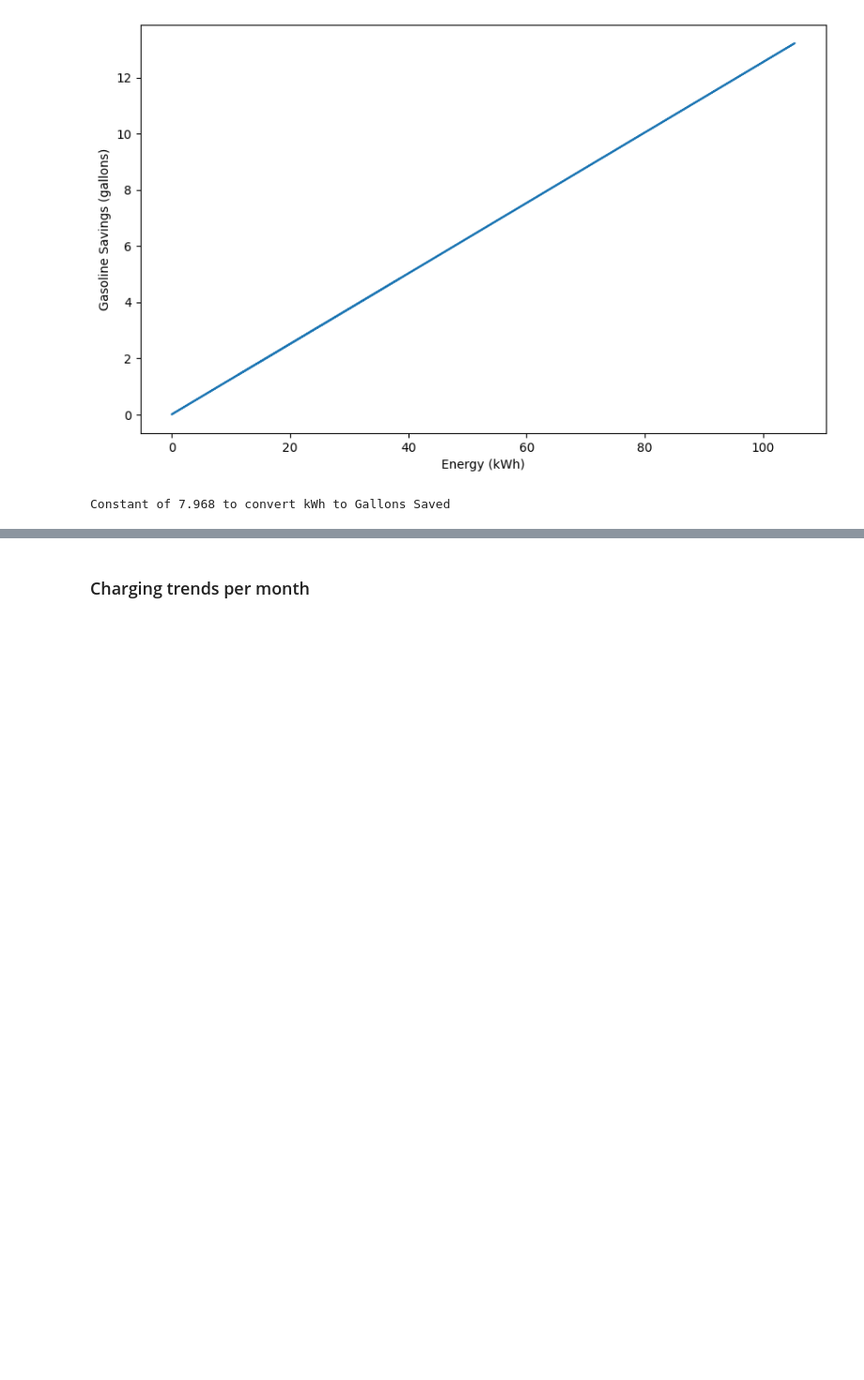
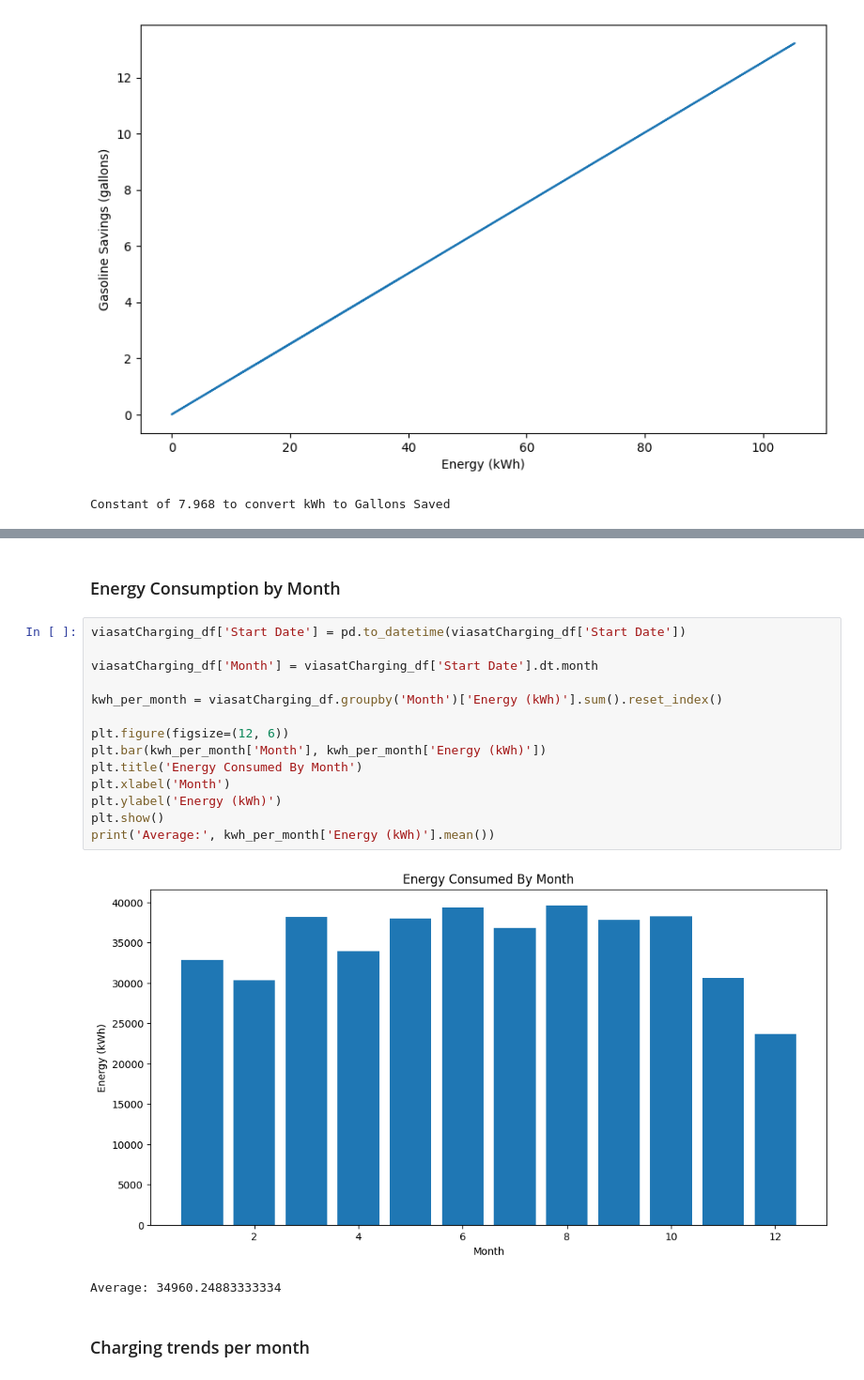
Before and after one commit to pallavigkwd/ENG100D, a Jupyter notebook: EVChargersAnalysis.ipynb, the cells around one changed output, grey strips where cells are left out. Shown at 94% size. Drawn from its saved outputs; the diff is of its cells as text; blank space fills up the shorter version.

```diff
--- a/EVChargersAnalysis.ipynb
+++ b/EVChargersAnalysis.ipynb
@@ -344,3 +363,22 @@ Constant of 7.968 to convert kWh to Gallons Saved
+# %% [markdown]
+### Energy Consumption by Month
+# %%
+viasatCharging_df['Start Date'] = pd.to_datetime(viasatCharging_df['Start Date'])
+
+viasatCharging_df['Month'] = viasatCharging_df['Start Date'].dt.month
+
+kwh_per_month = viasatCharging_df.groupby('Month')['Energy (kWh)'].sum().reset_index()
+
+plt.figure(figsize=(12, 6))
+plt.bar(kwh_per_month['Month'], kwh_per_month['Energy (kWh)'])
+plt.title('Energy Consumed By Month')
+plt.xlabel('Month')
+plt.ylabel('Energy (kWh)')
+plt.show()
+print('Average:', kwh_per_month['Energy (kWh)'].mean())
+# %% [output]
+[figure, added]
+Average: 34960.24883333334
 # %% [markdown]
 ### Charging trends per month
 # %%
```
Also changed, not shown: parts of 2 cells of this notebook.
